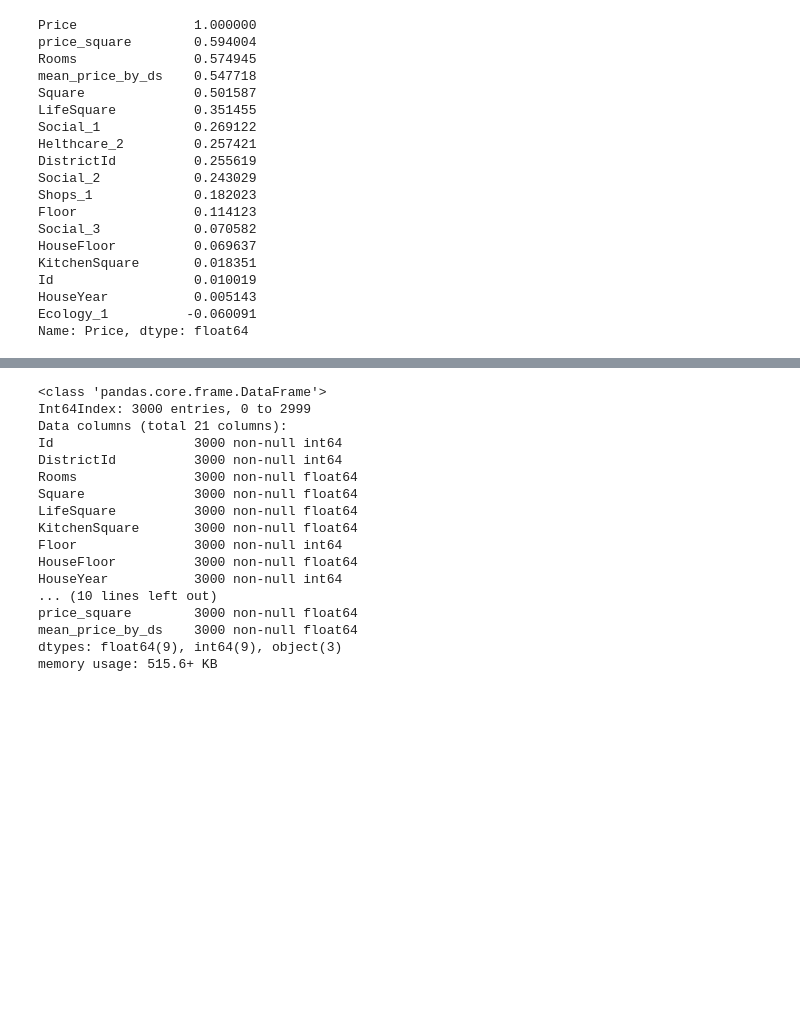
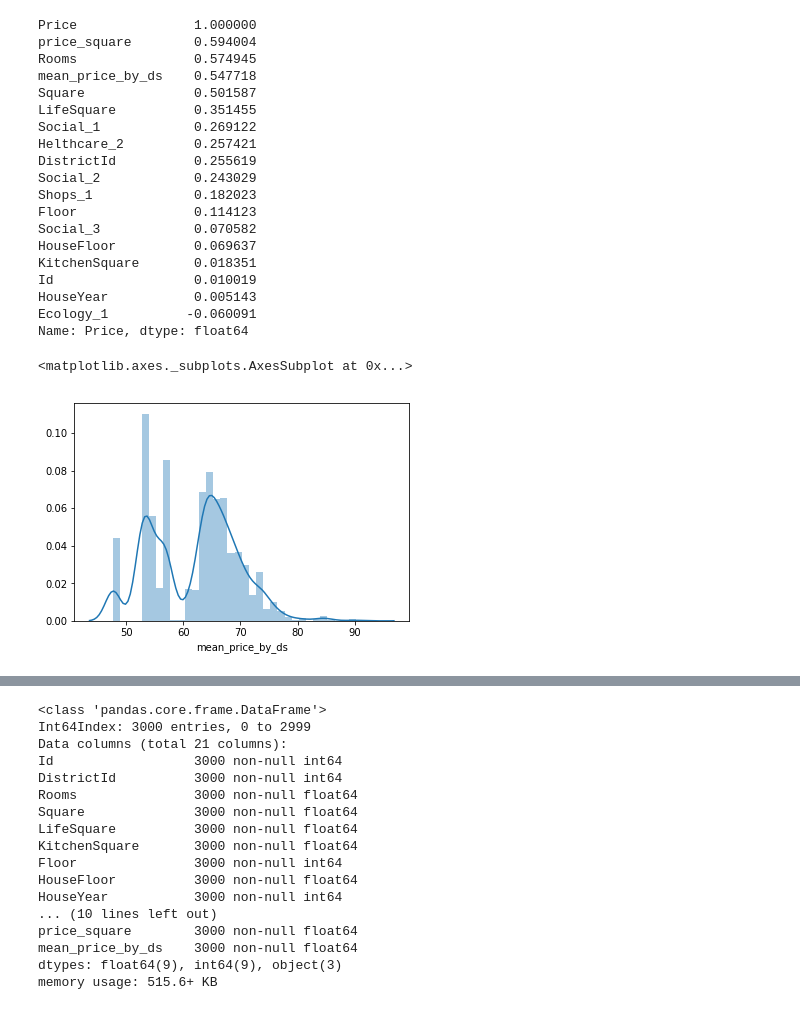
Before and after one commit to echasovskih/geekbrains, a Jupyter notebook: python1/kursovaia/kursovaia.ipynb, the cells around one changed output, grey strips where cells are left out. Saved outputs shown, nothing was run; the diff lists cells and outputs as text; code cells hidden in the pictures; blank space fills up the shorter version.

```diff
--- a/python1/kursovaia/kursovaia.ipynb
+++ b/python1/kursovaia/kursovaia.ipynb
@@ -40,7 +61,7 @@ data['LifeSquare'] = data['LifeSquare'].fillna(data['LifeSquare'].mean())
 # %%
 train,test=train_test_split(data,test_size=0.3, random_state=54)
 # %%
-price_mean_by_distr_square=train.groupby(['DistrictId','Rooms'],as_index=False).agg({'price_square':'mean'}).rename(columns={'price_square':'mean_price_by_ds'})
+price_mean_by_distr_square=train.groupby(['DistrictId'],as_index=False).agg({'price_square':'mean'}).rename(columns={'price_square':'mean_price_by_ds'})
 # %%
 price_mean_by_distr_square.head()
 # %% [output]
@@ -52,7 +73,7 @@ price_mean_by_distr_square.head()
 | 4 | 4 | 5035.442365 |
 # %%
 def join_price_mean(df,stats1,source_df):
-    df=pd.merge(df,stats1,on=['DistrictId','Rooms'],how='left')
+    df=pd.merge(df,stats1,on=['DistrictId'],how='left')
     df['mean_price_by_ds']=df['mean_price_by_ds'].fillna(source_df['price_square'].mean())
     return df
 # %%
@@ -86,3 +107,8 @@ y_train=train['Price']
+# %%
+sns.distplot(X_train['mean_price_by_ds']**(.5))
+# %% [output]
+<matplotlib.axes._subplots.AxesSubplot at 0x...>
+[figure, added]
 # %%
 from sklearn.preprocessing import MinMaxScaler
 
```
Also changed, not shown: parts of 14 cells of this notebook.
